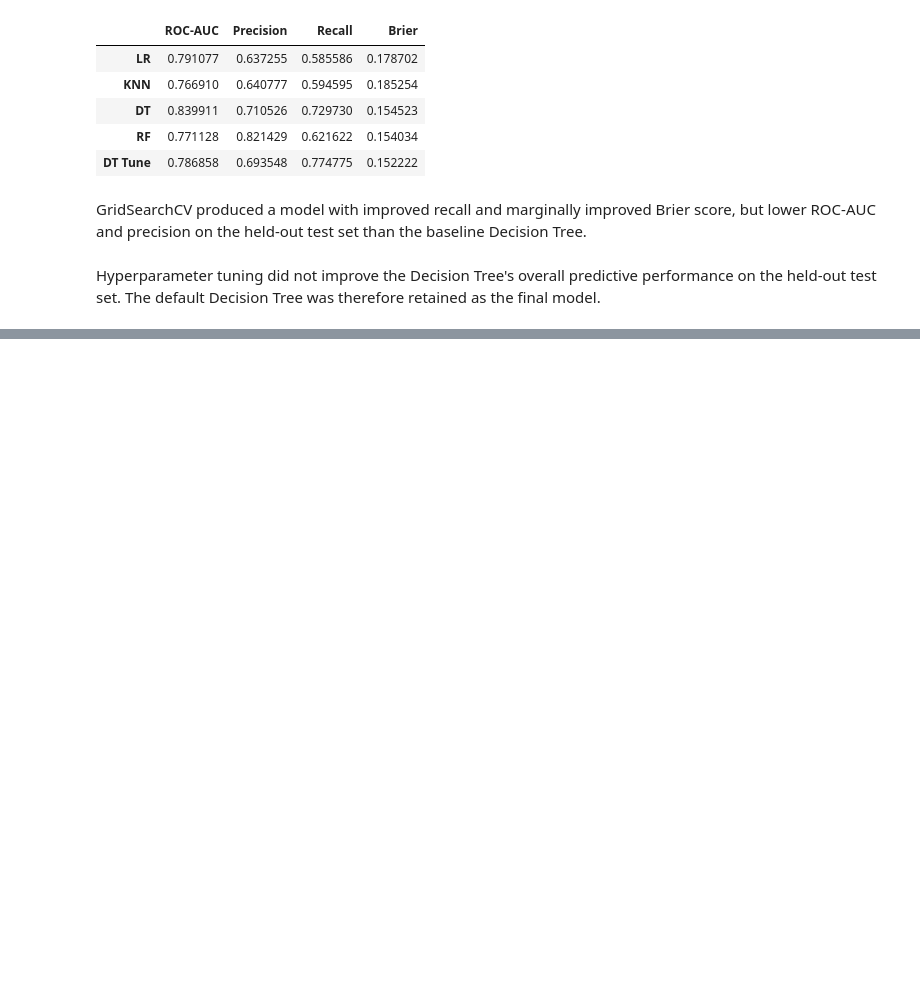
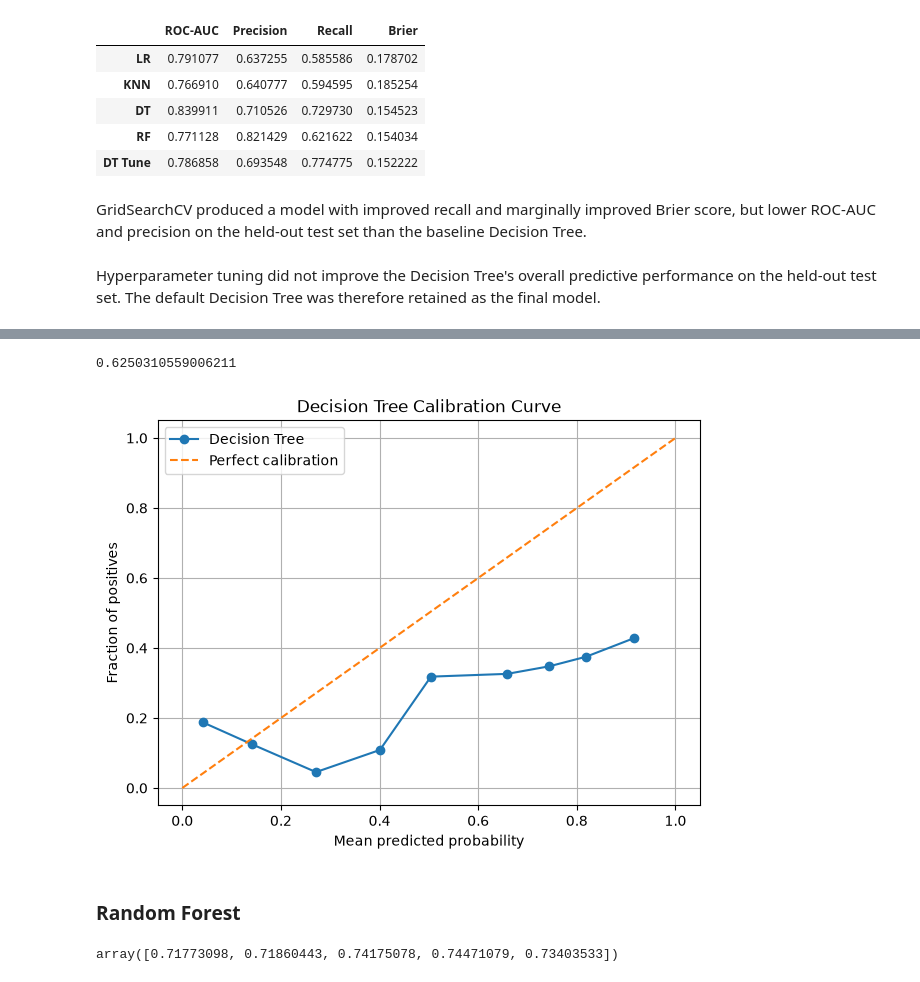
Before and after one commit to ayansuvra/MTE-Analytics-Project, a Jupyter notebook: notebooks/04_modeling_dropoff_and_completion.ipynb, the cells around one changed output, grey strips where cells are left out. Saved outputs shown, nothing was run; the diff lists cells and outputs as text; code cells hidden in the pictures; blank space fills up the shorter version.

```diff
--- a/notebooks/04_modeling_dropoff_and_completion.ipynb
+++ b/notebooks/04_modeling_dropoff_and_completion.ipynb
@@ -510,0 +641,2 @@ Hyperparameter tuning did not improve the Decision Tree's overall predictive per
+# %%
+dt_pipeline.fit(X_train, Y_train)
@@ -510,0 +661,3 @@ Hyperparameter tuning did not improve the Decision Tree's overall predictive per
+# %%
+Y_pred_dt = dt_pipeline.predict(X_test)
+Y_prob_dt = dt_pipeline.predict_proba(X_test)[:,1]
@@ -510,0 +675,4 @@ Hyperparameter tuning did not improve the Decision Tree's overall predictive per
+# %%
+roc_auc_score(Y_test, Y_prob_dt)
+# %% [output]
+0.6250310559006211
@@ -510,0 +685,39 @@ Hyperparameter tuning did not improve the Decision Tree's overall predictive per
+# %%
+prob_true_dt, prob_pred_dt = calibration_curve(
+    Y_test,
+    Y_prob_dt,
+    n_bins=10
+)
+
+plt.figure(figsize=(7, 5))
+plt.plot(prob_pred_dt, prob_true_dt, marker="o", label="Decision Tree")
+plt.plot([0, 1], [0, 1], linestyle="--", label="Perfect calibration")
+
+plt.xlabel("Mean predicted probability")
+plt.ylabel("Fraction of positives")
+plt.title("Decision Tree Calibration Curve")
+
+plt.grid()
+plt.legend()
+plt.show()
+# %% [output]
+[figure, added]
+# %% [markdown]
+### Random Forest
+# %%
+rf_pipeline = Pipeline([
+    ("preprocessor", preprocessor),
+    ("model", RandomForestClassifier(
+        n_estimators=200,
+        random_state=149,
+        n_jobs=-1,
+        class_weight='balanced'
+    ))
+])
+
+skfold_rf = StratifiedKFold(n_splits=5, shuffle=True, random_state=18)
+
+roc_score_rf = cross_val_score(rf_pipeline, X_train, Y_train, cv=skfold_rf, scoring='roc_auc', n_jobs=-1)
+roc_score_rf
+# %% [output]
+array([0.71773098, 0.71860443, 0.74175078, 0.74471079, 0.73403533])
```
Also changed, not shown: parts of 26 cells of this notebook.
